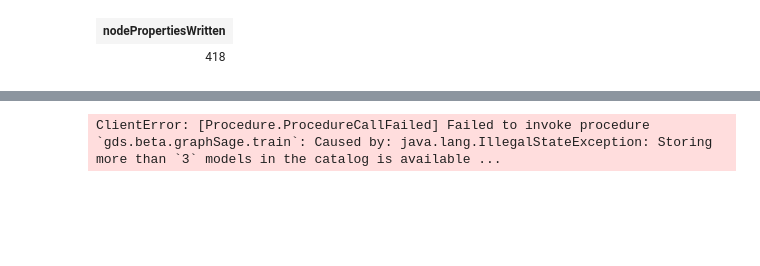
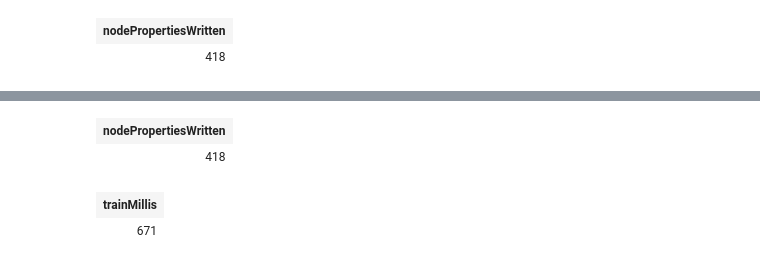
Before and after one commit to vaishnavdilip/Game_of_graphs, a Jupyter notebook: notebooks/graph_embeddings.ipynb, the cells around one changed output, grey strips where cells are left out. Saved outputs shown, nothing was run; the diff lists cells and outputs as text; code cells hidden in the pictures; blank space fills up the shorter version.

```diff
--- a/notebooks/graph_embeddings.ipynb
+++ b/notebooks/graph_embeddings.ipynb
@@ -206,21 +275,39 @@ graph.run(query)
+# %%
+query = """
+CALL gds.localClusteringCoefficient.mutate(
+    'myGraph1',
+    {
+        mutateProperty: 'clusteringcoefficient'
+    }
+)
+YIELD nodePropertiesWritten
+"""
+
+graph.run(query)
+# %% [output]
+| nodePropertiesWritten |
+| 418 |
 # %%
 query = """
 CALL gds.beta.graphSage.train(
   'myGraph1',
   {
     modelName: 'myModel3',
-    featureProperties: ['degree'],
-    embeddingDimension: 2,
+    featureProperties: ['degree','trianglecount', 'clusteringcoefficient'],
+    relationshipTypes: ['INTERACTS_1'],
+    relationshipWeightProperty: 'weight',
+    embeddingDimension: 120,
     randomSeed: 19
   }
 )
 YIELD trainMillis
 RETURN trainMillis
 """
 
 graph.run(query)
 # %% [output]
-ClientError: [Procedure.ProcedureCallFailed] Failed to invoke procedure `gds.beta.graphSage.train`: Caused by: java.lang.IllegalStateException: Storing more than `3` models in the catalog is available ...
+| trainMillis |
+| 671 |
 # %%
 query = """
 CALL gds.beta.graphSage.stream(
```
Also changed, not shown: parts of 8 cells of this notebook, 3 other files.
